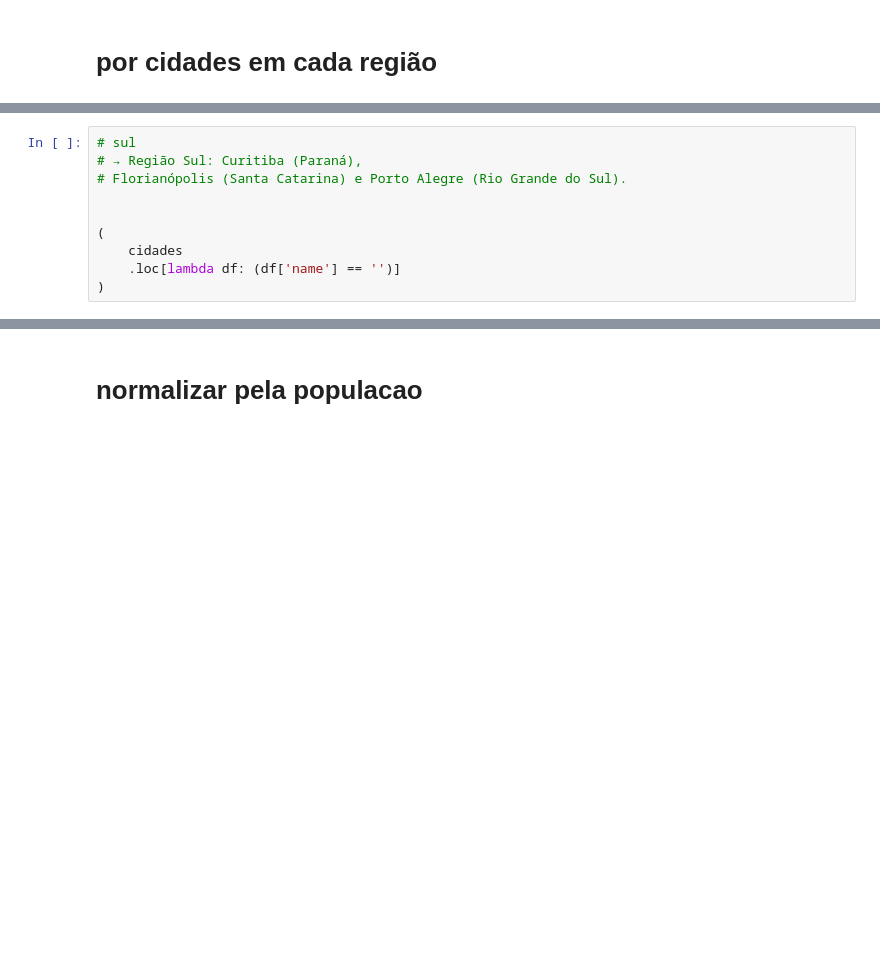
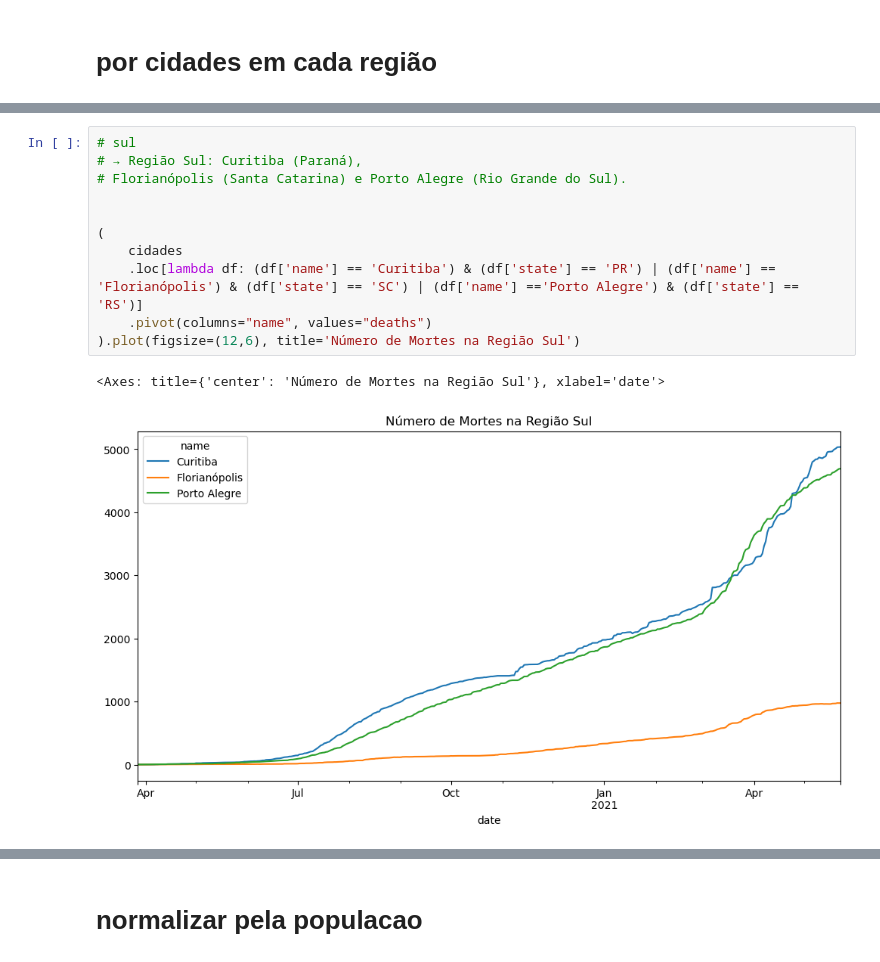
Before and after one commit to levyvix/kaggle_extract, a Jupyter notebook: explore.ipynb, the cells around one changed output, grey strips where cells are left out. Drawn from its saved outputs; the diff is of its cells as text; blank space fills up the shorter version.

```diff
--- a/explore.ipynb
+++ b/explore.ipynb
@@ -108,13 +121,17 @@ cidades.groupby("name").agg({"deaths": "max"}).sort_values("deaths", ascending=F
 # %%
 # sul
 # → Região Sul: Curitiba (Paraná),
 # Florianópolis (Santa Catarina) e Porto Alegre (Rio Grande do Sul).
 
 
 (
     cidades
-    .loc[lambda df: (df['name'] == '')]
-)
+    .loc[lambda df: (df['name'] == 'Curitiba') & (df['state'] == 'PR') | (df['name'] == 'Florianópolis') & (df['state'] == 'SC') | (df['name'] =='Porto Alegre') & (df['state'] == 'RS')]
+    .pivot(columns="name", values="deaths")
+).plot(figsize=(12,6), title='Número de Mortes na Região Sul')
+# %% [output]
+<Axes: title={'center': 'Número de Mortes na Região Sul'}, xlabel='date'>
+[figure, added]
 # %%
 # centro-oeste
 # → Região Centro-Oeste: Brasília (Capital do País e sede do governo do Distrito Federal),
```
Also changed, not shown: parts of 6 cells of this notebook.
